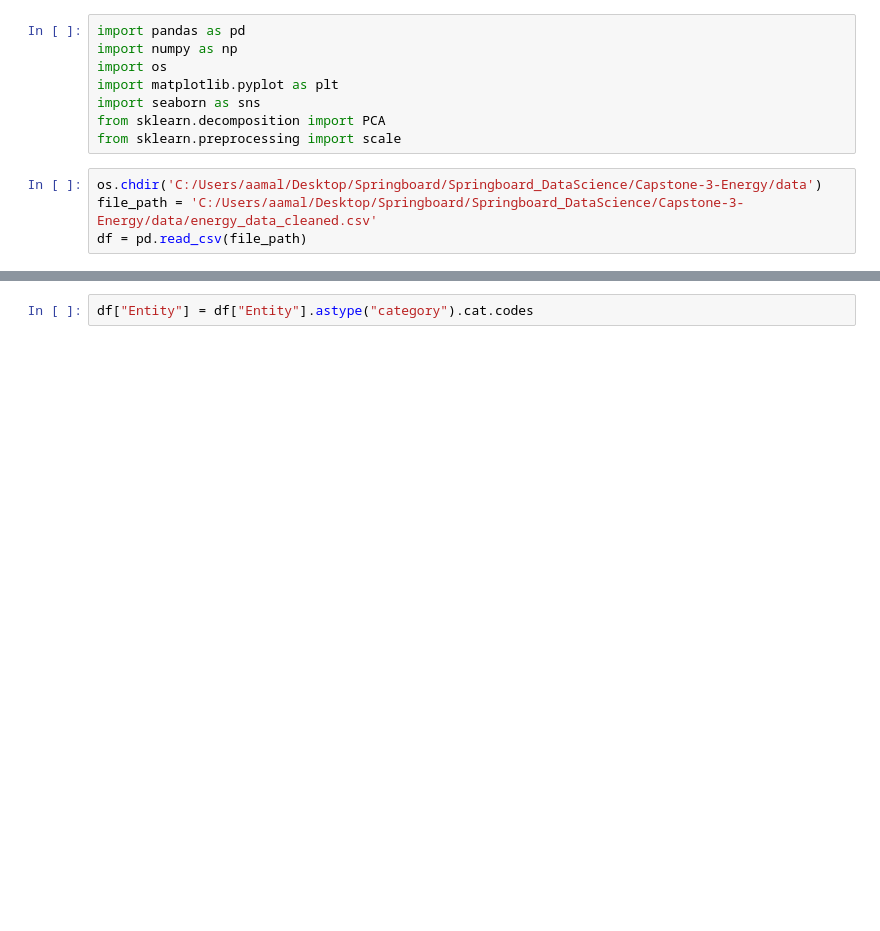
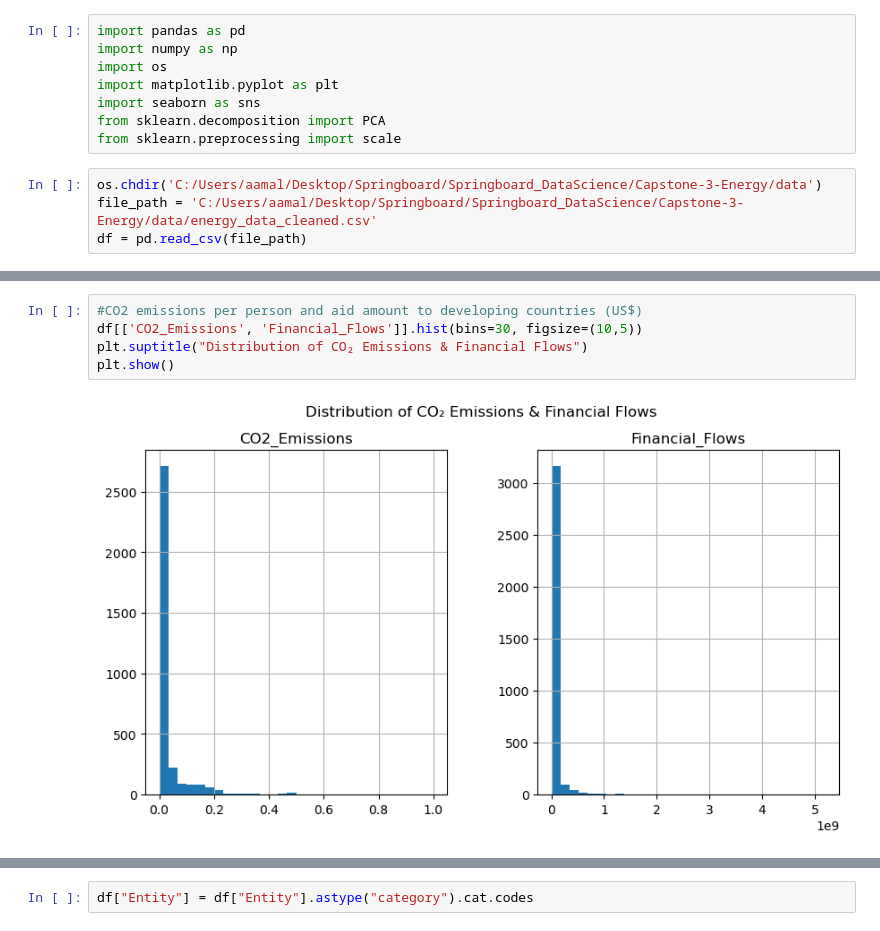
Before and after one commit to audreymalloy/Springboard_DataScience, a Jupyter notebook: Capstone-3-Energy/EDA/energy_eda.ipynb, the cells around one changed output, grey strips where cells are left out. Drawn from its saved outputs; the diff is of its cells as text; blank space fills up the shorter version.

```diff
--- a/Capstone-3-Energy/EDA/energy_eda.ipynb
+++ b/Capstone-3-Energy/EDA/energy_eda.ipynb
@@ -67,0 +106,7 @@ df.describe()
+# %%
+#CO2 emissions per person and aid amount to developing countries (US$)
+df[['CO2_Emissions', 'Financial_Flows']].hist(bins=30, figsize=(10,5))
+plt.suptitle("Distribution of CO₂ Emissions & Financial Flows")
+plt.show()
+# %% [output]
+[figure, added]
```
Also changed, not shown: parts of 66 cells of this notebook, 6 other files.
